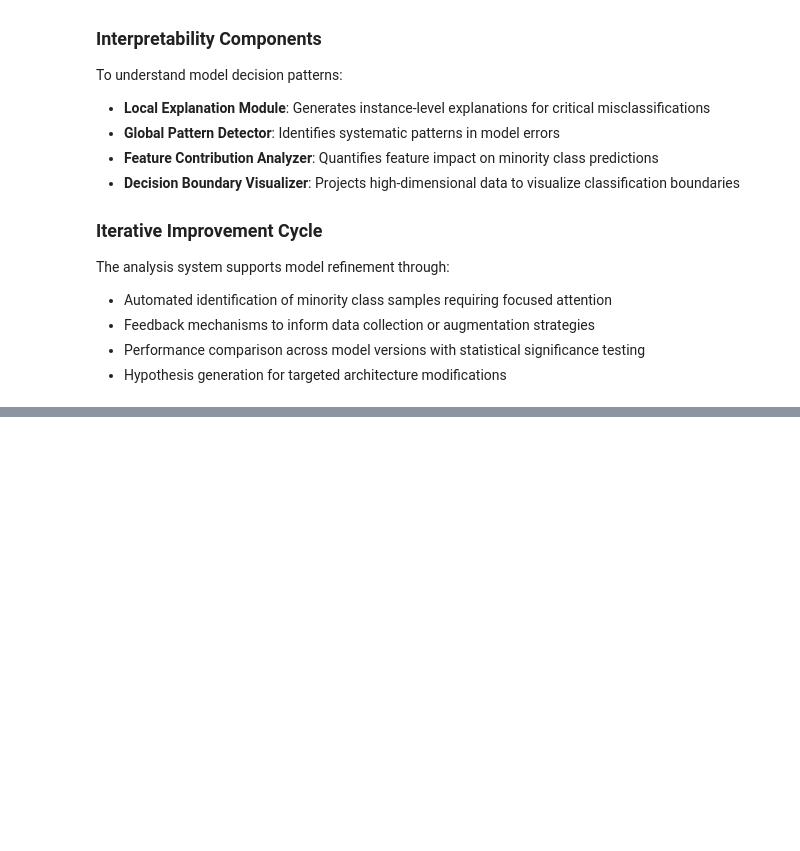
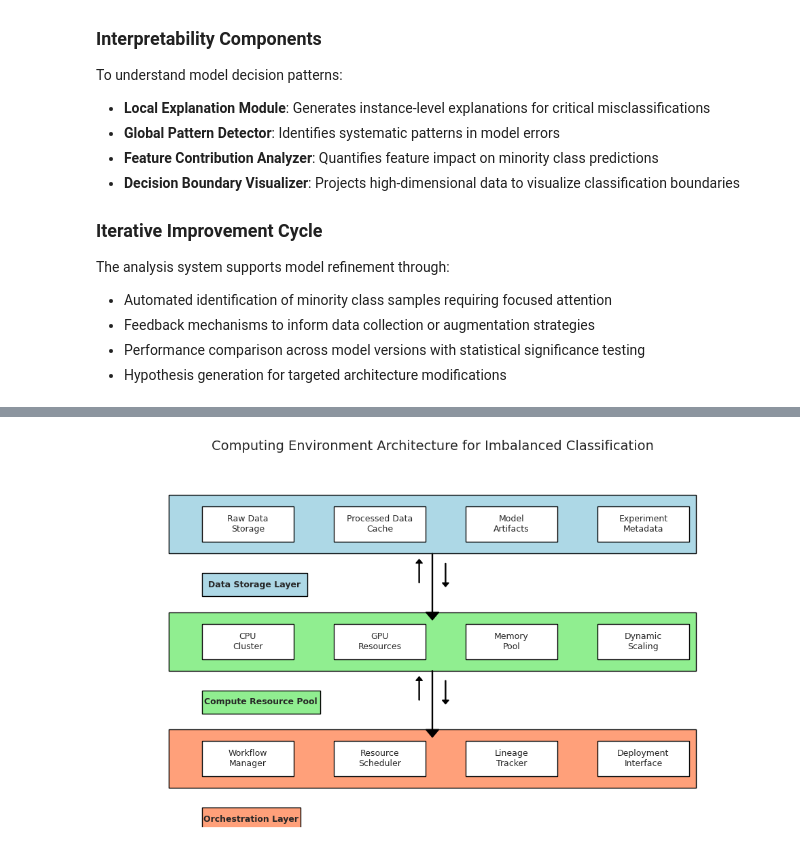
Before and after one commit to iTrauco/data-science-sad, a Jupyter notebook: notebooks/Imbalanced_Classification_Deep_Learning_System_Analysis_And_Design_Proposal.ipynb, the cells around one changed output, grey strips where cells are left out. Saved outputs shown, nothing was run; the diff lists cells and outputs as text; code cells hidden in the pictures; blank space fills up the shorter version.

Commit message:
feat: section 05 computing env architecture draft technical validation complete and sections added to notebook

```diff
--- a/notebooks/Imbalanced_Classification_Deep_Learning_System_Analysis_And_Design_Proposal.ipynb
+++ b/notebooks/Imbalanced_Classification_Deep_Learning_System_Analysis_And_Design_Proposal.ipynb
@@ -662,0 +699,95 @@ The analysis system supports model refinement through:
+# %%
+import matplotlib.pyplot as plt
+import matplotlib.patches as patches
+fig, ax = plt.subplots(figsize=(10, 6))
+
+# Define main components with slightly wider width
+components = [
+    {"name": "Data Storage Layer", "position": [0.1, 0.7, 0.8, 0.15], "color": "lightblue"},
+    {"name": "Compute Resource Pool", "position": [0.1, 0.4, 0.8, 0.15], "color": "lightgreen"},
+    {"name": "Orchestration Layer", "position": [0.1, 0.1, 0.8, 0.15], "color": "lightsalmon"}
+]
+
+# Adjust subcomponents to be slightly narrower with better padding
+subcomponents = [
+    {"name": "Raw Data\nStorage", "position": [0.15, 0.73, 0.14, 0.09], "color": "white"},
+    {"name": "Processed Data\nCache", "position": [0.35, 0.73, 0.14, 0.09], "color": "white"},
+    {"name": "Model\nArtifacts", "position": [0.55, 0.73, 0.14, 0.09], "color": "white"},
+    {"name": "Experiment\nMetadata", "position": [0.75, 0.73, 0.14, 0.09], "color": "white"},
+
+    {"name": "CPU\nCluster", "position": [0.15, 0.43, 0.14, 0.09], "color": "white"},
+    {"name": "GPU\nResources", "position": [0.35, 0.43, 0.14, 0.09], "color": "white"},
+    {"name": "Memory\nPool", "position": [0.55, 0.43, 0.14, 0.09], "color": "white"},
+    {"name": "Dynamic\nScaling", "position": [0.75, 0.43, 0.14, 0.09], "color": "white"},
+
+    {"name": "Workflow\nManager", "position": [0.15, 0.13, 0.14, 0.09], "color": "white"},
+    {"name": "Resource\nScheduler", "position": [0.35, 0.13, 0.14, 0.09], "color": "white"},
+    {"name": "Lineage\nTracker", "position": [0.55, 0.13, 0.14, 0.09], "color": "white"},
+    {"name": "Deployment\nInterface", "position": [0.75, 0.13, 0.14, 0.09], "color": "white"}
+]
+
+# Draw main components
+for i, comp in enumerate(components):
+    rect = patches.Rectangle((comp["position"][0], comp["position"][1]),
+                            comp["position"][2], comp["position"][3],
+                            linewidth=1, edgecolor='black', facecolor=comp["color"])
+    ax.add_patch(rect)
+
+# Draw subcomponents with better spacing
+for comp in subcomponents:
+    rect = patches.Rectangle((comp["position"][0], comp["position"][1]),
+                            comp["position"][2], comp["position"][3],
+                            linewidth=1, edgecolor='black', facecolor=comp["color"])
+    ax.add_patch(rect)
+    ax.text(comp["position"][0] + comp["position"][2]/2,
+           comp["position"][1] + comp["position"][3]/2,
+           comp["name"], ha='center', va='center', fontsize=9)
+
+# Position titles aligned with left edge of components
+title_dimensions = [
+    {"width": 0.16, "height": 0.06, "color": "lightblue"},     # Data Storage Layer
+    {"width": 0.18, "height": 0.06, "color": "lightgreen"},    # Compute Resource Pool
+    {"width": 0.15, "height": 0.06, "color": "lightsalmon"}    # Orchestration Layer
+]
+
+# Add component titles properly aligned with component boxes
+for i, comp in enumerate(components):
+    # Position title at left edge of component area
+    pos_x = comp["position"][0] + 0.05
+
+    if i == 0:  # Data Storage Layer
+        pos_y = 0.62
+    elif i == 1:  # Compute Resource Pool
+        pos_y = 0.32
+    else:  # Orchestration Layer
+        pos_y = 0.02
+
+    width = title_dimensions[i]["width"]
+    height = title_dimensions[i]["height"]
+
+    rect = patches.Rectangle((pos_x, pos_y-0.03), width, height,
+                           linewidth=1, edgecolor='black', facecolor=title_dimensions[i]["color"])
+    ax.add_patch(rect)
+
+    ax.text(pos_x + width/2, pos_y, components[i]["name"],
+            ha='center', va='center', fontsize=9, fontweight='bold')
+
+# Add arrows connecting the layers
+ax.arrow(0.5, 0.7, 0, -0.15, head_width=0.02, head_length=0.02, fc='black', ec='black')
+ax.arrow(0.5, 0.4, 0, -0.15, head_width=0.02, head_length=0.02, fc='black', ec='black')
+
+# Add bidirectional arrows
+ax.arrow(0.48, 0.625, 0, 0.05, head_width=0.01, head_length=0.01, fc='black', ec='black')
+ax.arrow(0.52, 0.675, 0, -0.05, head_width=0.01, head_length=0.01, fc='black', ec='black')
+ax.arrow(0.48, 0.325, 0, 0.05, head_width=0.01, head_length=0.01, fc='black', ec='black')
+ax.arrow(0.52, 0.375, 0, -0.05, head_width=0.01, head_length=0.01, fc='black', ec='black')
+
+# Clean up the plot
+ax.set_xlim(0, 1)
+ax.set_ylim(0, 0.95)
+ax.axis('off')
+plt.title('Computing Environment Architecture for Imbalanced Classification', fontsize=14)
+plt.tight_layout()
+plt.show()
+# %% [output]
+[figure, added]
```
Also changed, not shown: parts of 4 cells of this notebook.
